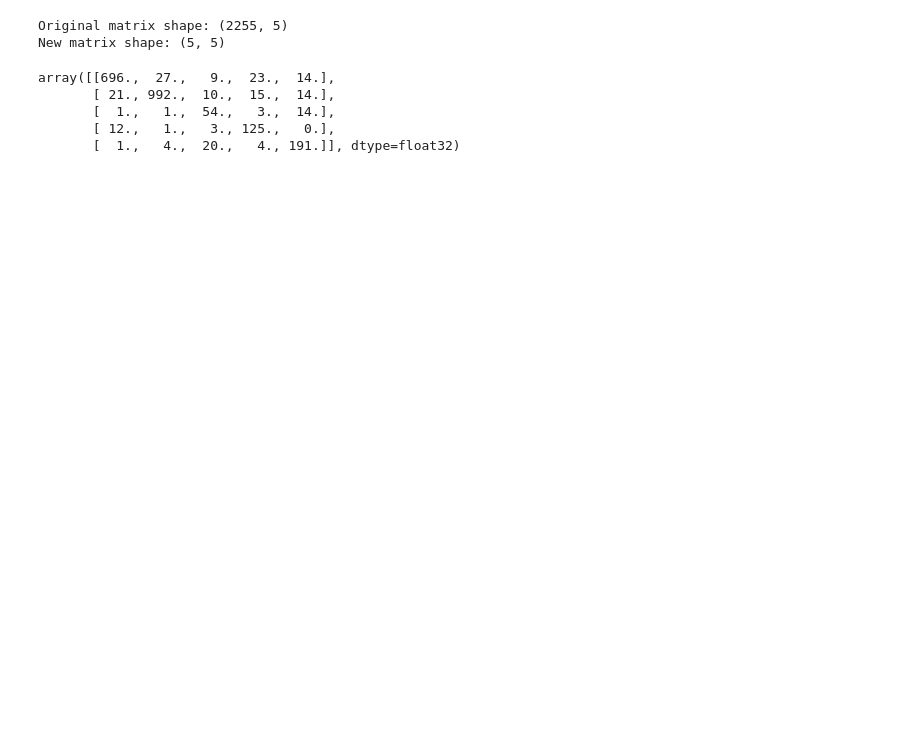
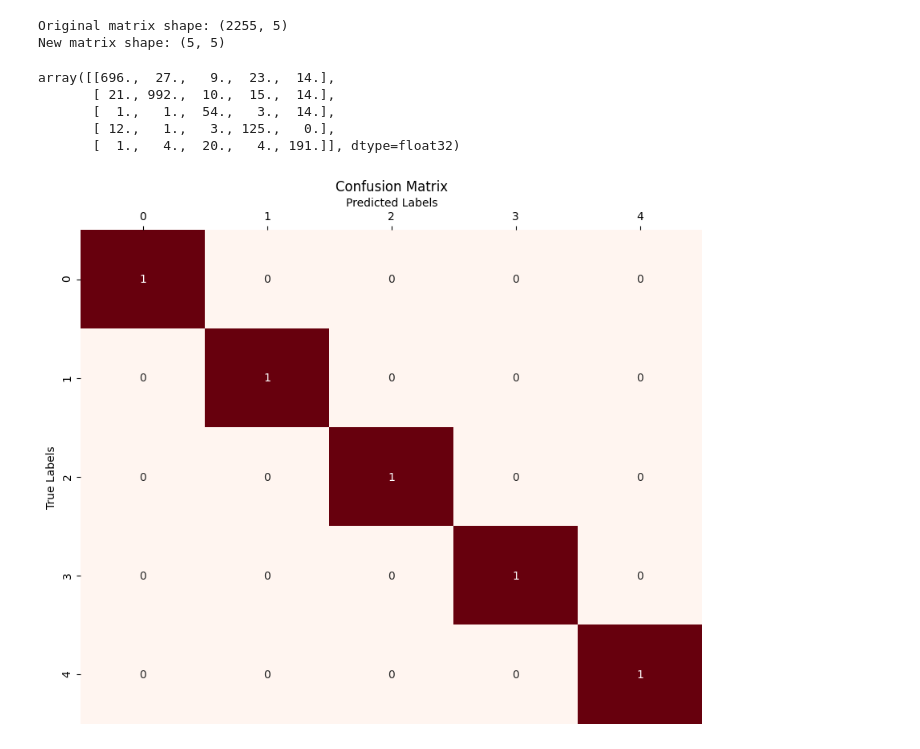
Before and after one commit to Ligoan/quest, a Jupyter notebook: Exploration_quest/Quest01/flower_classifier.ipynb, the cells around one changed output. Saved outputs shown, nothing was run; the diff lists cells and outputs as text; code cells hidden in the pictures; blank space fills up the shorter version.

```diff
--- a/Exploration_quest/Quest01/flower_classifier.ipynb
+++ b/Exploration_quest/Quest01/flower_classifier.ipynb
@@ -315,7 +209,7 @@ conv_base.trainable = False
 # %%
 from tensorflow.keras.preprocessing.image import ImageDataGenerator
 
-BATCH_SIZE = 32
+BATCH_SIZE =
 image_height = 224
 image_width = 224
 # 폴더 구조로 카테고리를 분류하기 위해
@@ -545,3 +441,55 @@ array([[696.,  27.,   9.,  23.,  14.],
        [  1.,   1.,  54.,   3.,  14.],
        [ 12.,   1.,   3., 125.,   0.],
        [  1.,   4.,  20.,   4., 191.]], dtype=float32)
+# %%
+from sklearn.metrics import confusion_matrix
+import seaborn as sns
+import matplotlib.pyplot as plt
+import numpy as np
+
+breeds = [
+    "daisy",
+    "dandelion",
+    "roses",
+    "sunflowers",
+    "tulips",
+]
+
+# Create a mapping from breed names to numerical labels
+breed_to_label = {breed: idx for idx, breed in enumerate(breeds)}
+
+# Assuming you have the original true labels for the one_hot_labels
+original_true_labels = np.argmax(one_hot_labels, axis=1)  # Example: true labels from one_hot_labels
+
+# Generate true labels for the new_matrix
+true_labels = []
+start_index = 0
+for r in ranges:
+    end_index = start_index + r
+    # Assuming the true label for the summed row is the most frequent label in the range
+    true_label = np.bincount(original_true_labels[start_index:end_index]).argmax()
+    true_labels.append(true_label)
+    start_index = end_index
+
+true_labels = np.array(true_labels)
+predicted_labels = np.argmax(new_matrix, axis=1)
+
+# Create confusion matrix
+conf_matrix = confusion_matrix(true_labels, predicted_labels)
+
+# Visualize confusion matrix
+plt.figure(figsize=(10, 8))
+ax = sns.heatmap(conf_matrix, annot=True, fmt='d', cmap='Reds', cbar=False)
+
+# Set x-axis and y-axis labels
+ax.set_xlabel('Predicted Labels')
+ax.set_ylabel('True Labels')
+
+# Move x-axis labels just below the title
+ax.xaxis.set_label_position('top')
+ax.xaxis.tick_top()
+
+plt.title('Confusion Matrix')
+plt.show()
+# %% [output]
+[figure, added]
```
Also changed, not shown: parts of 10 cells of this notebook.
